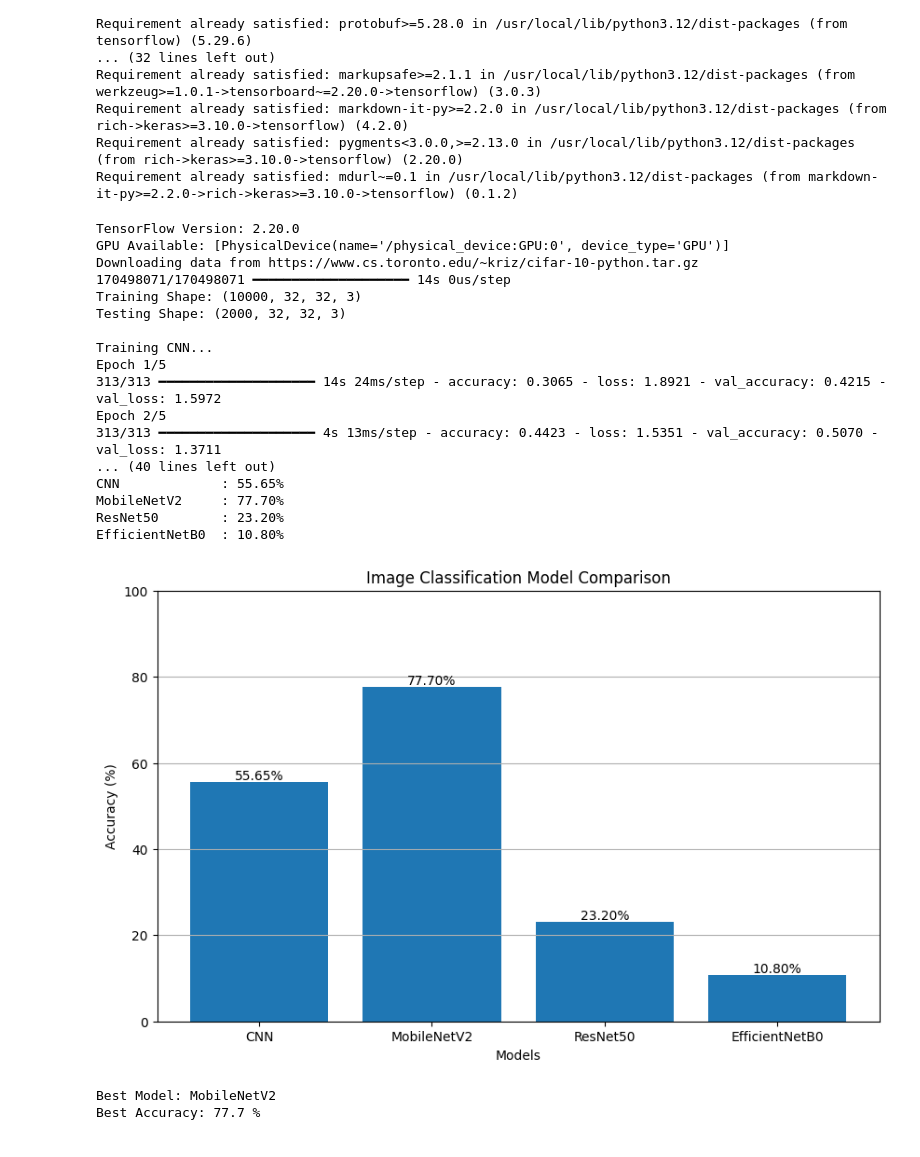
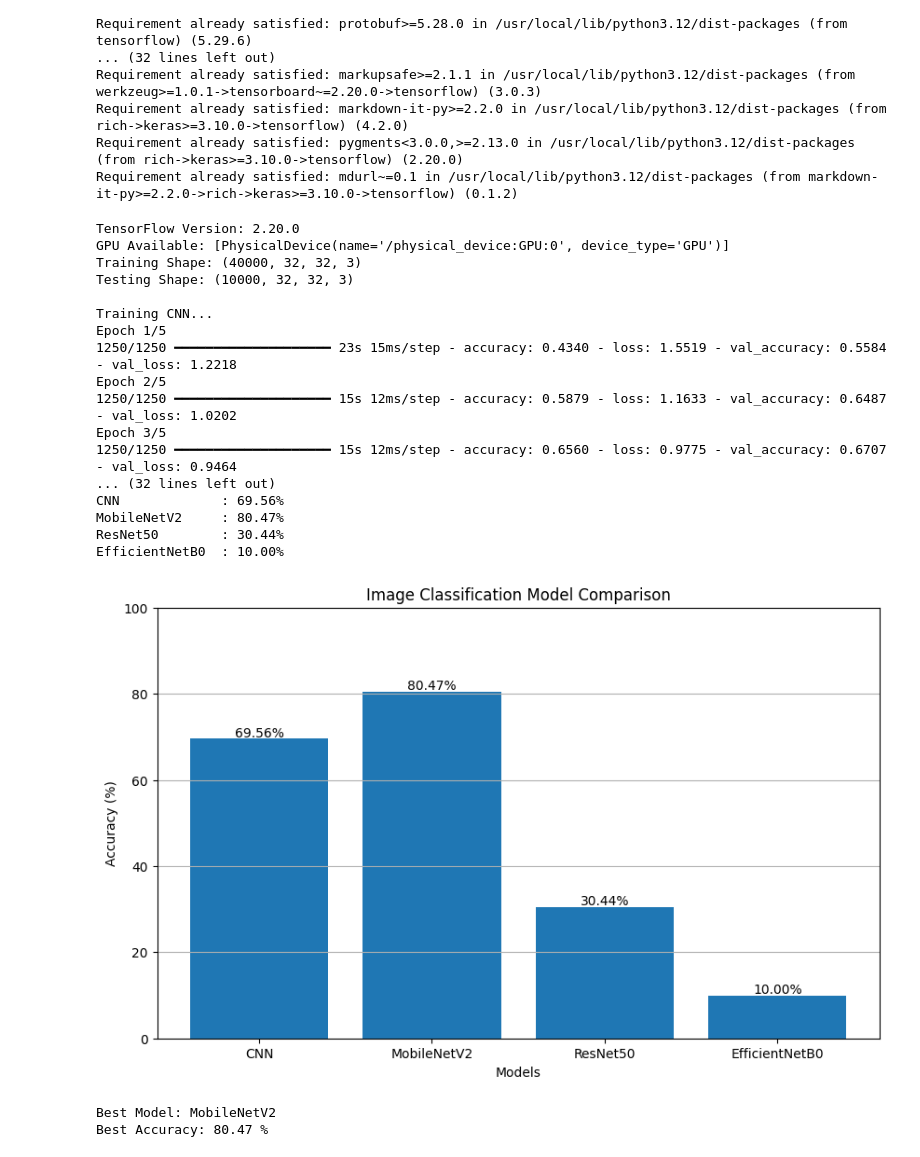
Before and after one commit to Jeevesh-Bisht/CSE_INTERNSHIP_NVIDIA-20241CSN0029, a Jupyter notebook: Model_Comparison_CNN_vs_MobileNetV2_vs_ResNet_50_vs_Efficient_NetB0.ipynb, the cells around one changed output. Cells and saved outputs as stored; diff of their text form; code cells hidden in the pictures.

```diff
--- a/Model_Comparison_CNN_vs_MobileNetV2_vs_ResNet_50_vs_Efficient_NetB0.ipynb
+++ b/Model_Comparison_CNN_vs_MobileNetV2_vs_ResNet_50_vs_Efficient_NetB0.ipynb
@@ -33,11 +33,11 @@ print("GPU Available:", tf.config.list_physical_devices('GPU'))
 
 (X_train, y_train), (X_test, y_test) = tf.keras.datasets.cifar10.load_data()
 
-X_train = X_train[:10000]
-y_train = y_train[:10000]
+X_train = X_train[:40000]
+y_train = y_train[:40000]
 
-X_test = X_test[:2000]
-y_test = y_test[:2000]
+X_test = X_test[:20000]
+y_test = y_test[:20000]
 
 X_train = X_train.astype("float32") / 255.0
 X_test = X_test.astype("float32") / 255.0
@@ -171,44 +171,44 @@ bars = plt.bar(model_names, accuracies)
 
 plt.title("Image Classification Model Comparison")
 plt.xlabel("Models")
 plt.ylabel("Accuracy (%)")
 
 for bar in bars:
     y = bar.get_height()
     plt.text(
         bar.get_x() + bar.get_width()/2,
         y + 0.5,
         f"{y:.2f}%",
         ha='center'
     )
 
 plt.ylim(0,100)
 plt.grid(axis='y')
 
 plt.show()
 
 best_model = max(results, key=results.get)
 
 print("\nBest Model:", best_model)
 print("Best Accuracy:", round(results[best_model],2), "%")
 # %% [output]
 TensorFlow Version: 2.20.0
 GPU Available: [PhysicalDevice(name='/physical_device:GPU:0', device_type='GPU')]
-Downloading data from https://www.cs.toronto.edu/~kriz/cifar-10-python.tar.gz
-170498071/170498071 ━━━━━━━━━━━━━━━━━━━━ 14s 0us/step
-Training Shape: (10000, 32, 32, 3)
-Testing Shape: (2000, 32, 32, 3)
+Training Shape: (40000, 32, 32, 3)
+Testing Shape: (10000, 32, 32, 3)
 
 Training CNN...
 Epoch 1/5
-313/313 ━━━━━━━━━━━━━━━━━━━━ 14s 24ms/step - accuracy: 0.3065 - loss: 1.8921 - val_accuracy: 0.4215 - val_loss: 1.5972
+1250/1250 ━━━━━━━━━━━━━━━━━━━━ 23s 15ms/step - accuracy: 0.4340 - loss: 1.5519 - val_accuracy: 0.5584 - val_loss: 1.2218
 Epoch 2/5
-313/313 ━━━━━━━━━━━━━━━━━━━━ 4s 13ms/step - accuracy: 0.4423 - loss: 1.5351 - val_accuracy: 0.5070 - val_loss: 1.3711
-... (40 lines left out)
-CNN             : 55.65%
-MobileNetV2     : 77.70%
-ResNet50        : 23.20%
-EfficientNetB0  : 10.80%
+1250/1250 ━━━━━━━━━━━━━━━━━━━━ 15s 12ms/step - accuracy: 0.5879 - loss: 1.1633 - val_accuracy: 0.6487 - val_loss: 1.0202
+Epoch 3/5
+1250/1250 ━━━━━━━━━━━━━━━━━━━━ 15s 12ms/step - accuracy: 0.6560 - loss: 0.9775 - val_accuracy: 0.6707 - val_loss: 0.9464
+... (32 lines left out)
+CNN             : 69.56%
+MobileNetV2     : 80.47%
+ResNet50        : 30.44%
+EfficientNetB0  : 10.00%
-[figure, old version]
+[figure, new version]
 Best Model: MobileNetV2
-Best Accuracy: 77.7 %
+Best Accuracy: 80.47 %
```
Also changed, not shown: parts of 2 cells of this notebook.
